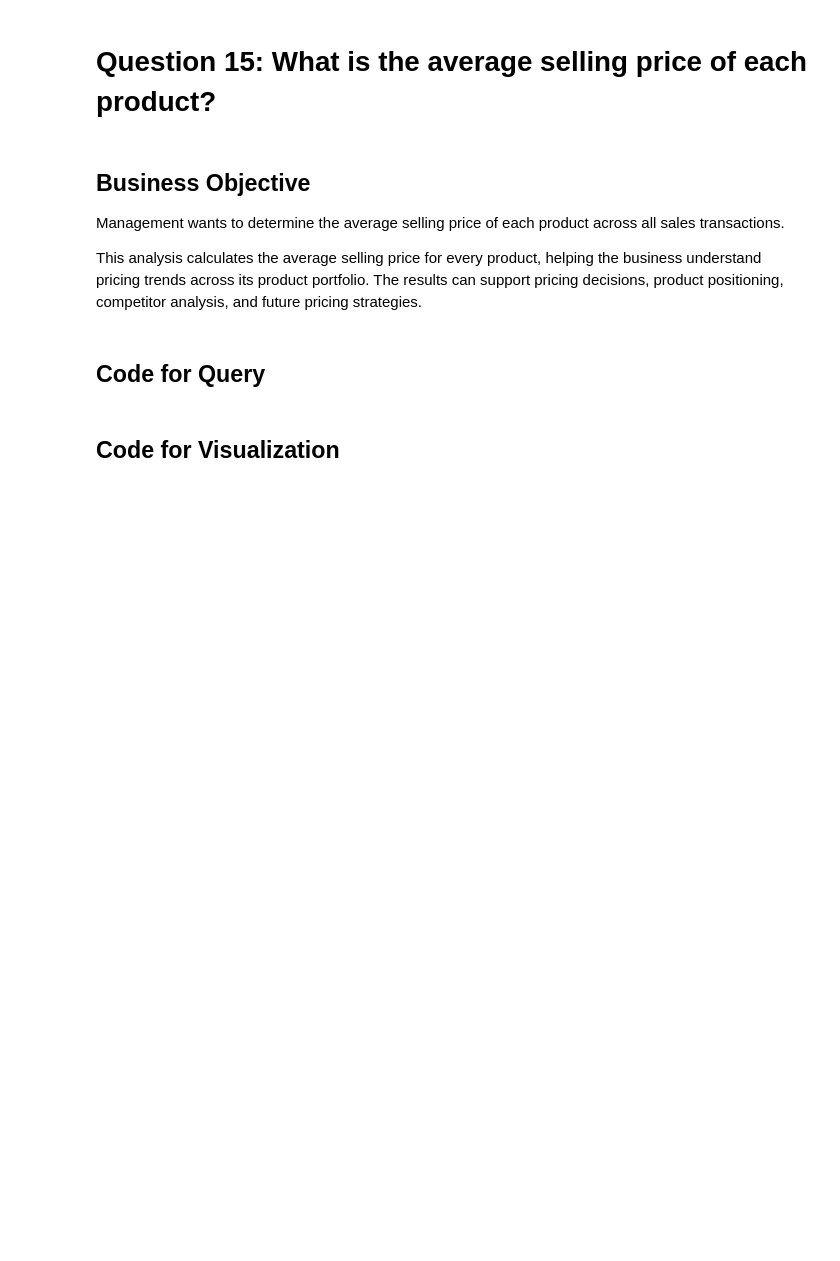
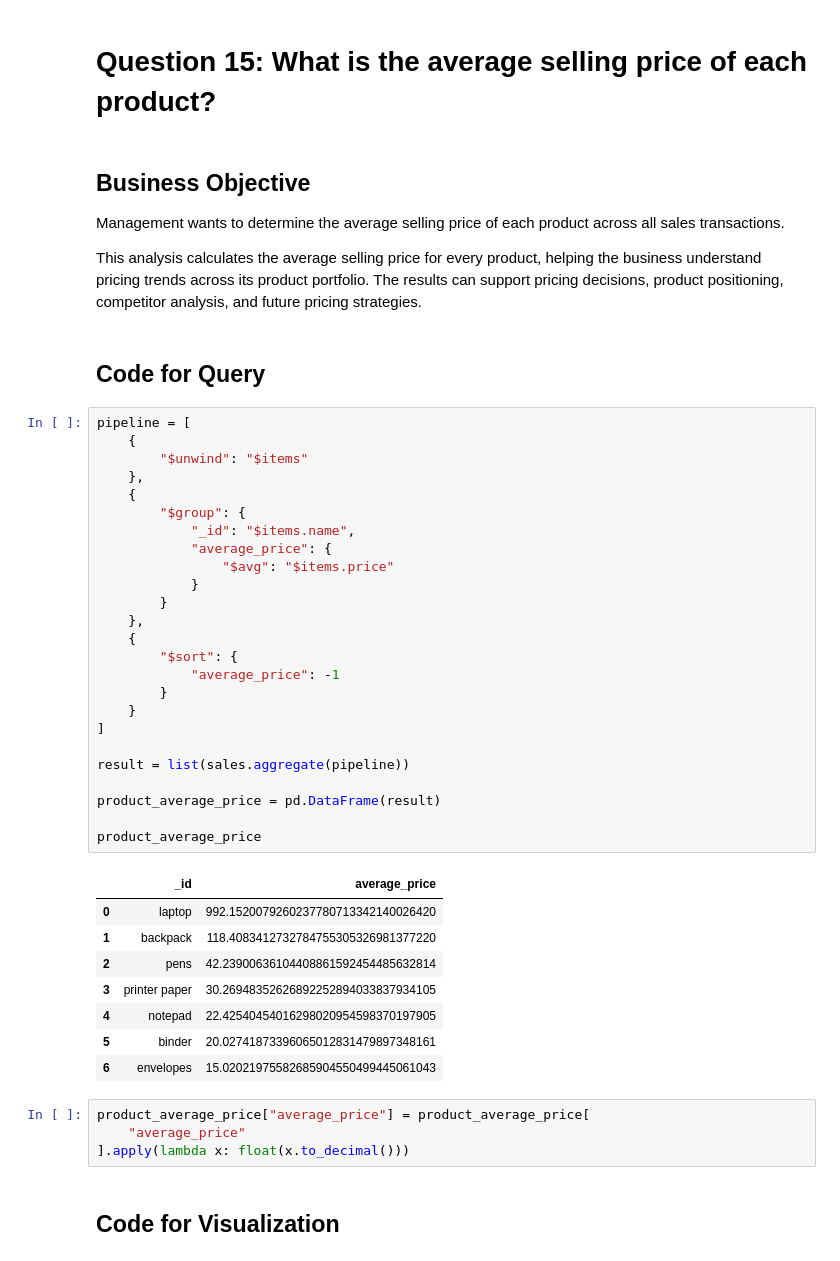
Before and after one commit to thanuja-reddi/MongoDB_EDA_Case_Study, a Jupyter notebook: notebooks/homework_casestudy_questions.ipynb, the cells around one changed output. Cells and saved outputs as stored; diff of their text form; blank space fills up the shorter version.

```diff
--- a/notebooks/homework_casestudy_questions.ipynb
+++ b/notebooks/homework_casestudy_questions.ipynb
@@ -1201,5 +1201,43 @@ Management wants to determine the average selling price of each product across a
 This analysis calculates the average selling price for every product, helping the business understand pricing trends across its product portfolio. The results can support pricing decisions, product positioning, competitor analysis, and future pricing strategies.
 # %% [markdown]
 ## Code for Query
+# %%
+pipeline = [
+    {
+        "$unwind": "$items"
+    },
+    {
+        "$group": {
+            "_id": "$items.name",
+            "average_price": {
+                "$avg": "$items.price"
+            }
+        }
+    },
+    {
+        "$sort": {
+            "average_price": -1
+        }
+    }
+]
+
+result = list(sales.aggregate(pipeline))
+
+product_average_price = pd.DataFrame(result)
+
+product_average_price
+# %% [output]
+|  | _id | average_price |
+| 0 | laptop | 992.1520079260237780713342140026420 |
+| 1 | backpack | 118.4083412732784755305326981377220 |
+| 2 | pens | 42.23900636104408861592454485632814 |
+| 3 | printer paper | 30.26948352626892252894033837934105 |
+| 4 | notepad | 22.42540454016298020954598370197905 |
+| 5 | binder | 20.02741873396065012831479897348161 |
+| 6 | envelopes | 15.02021975582685904550499445061043 |
+# %%
+product_average_price["average_price"] = product_average_price[
+    "average_price"
+].apply(lambda x: float(x.to_decimal()))
 # %% [markdown]
 ## Code for Visualization
```
Also changed, not shown: parts of 1 cell of this notebook.
